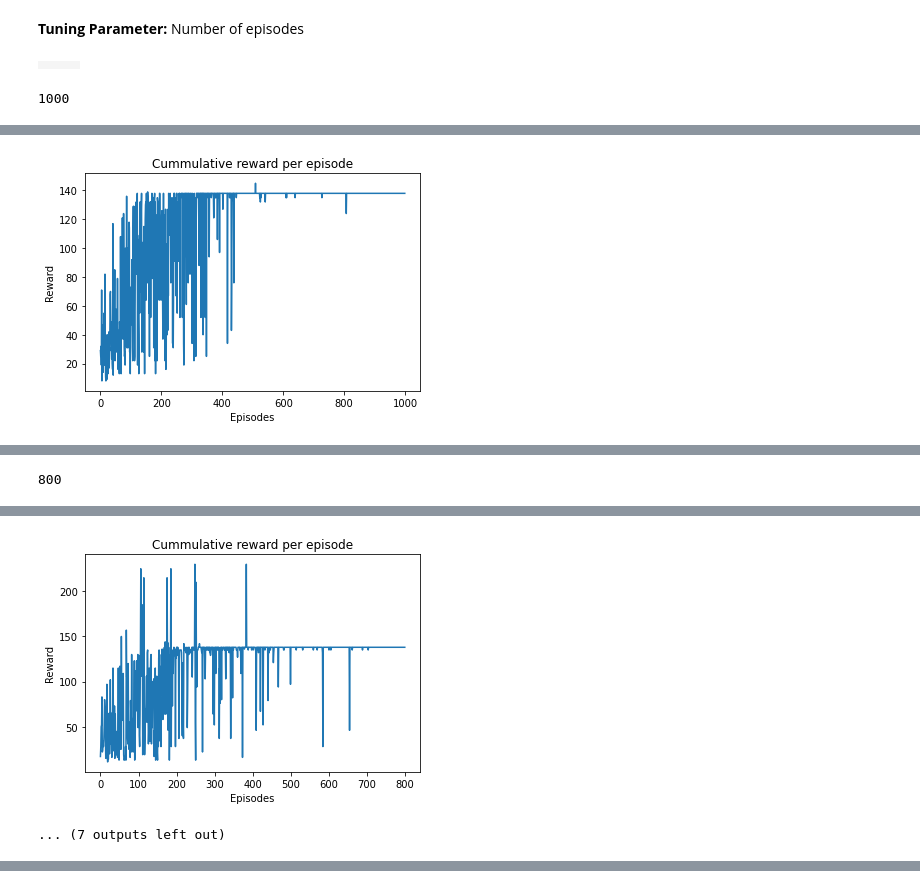
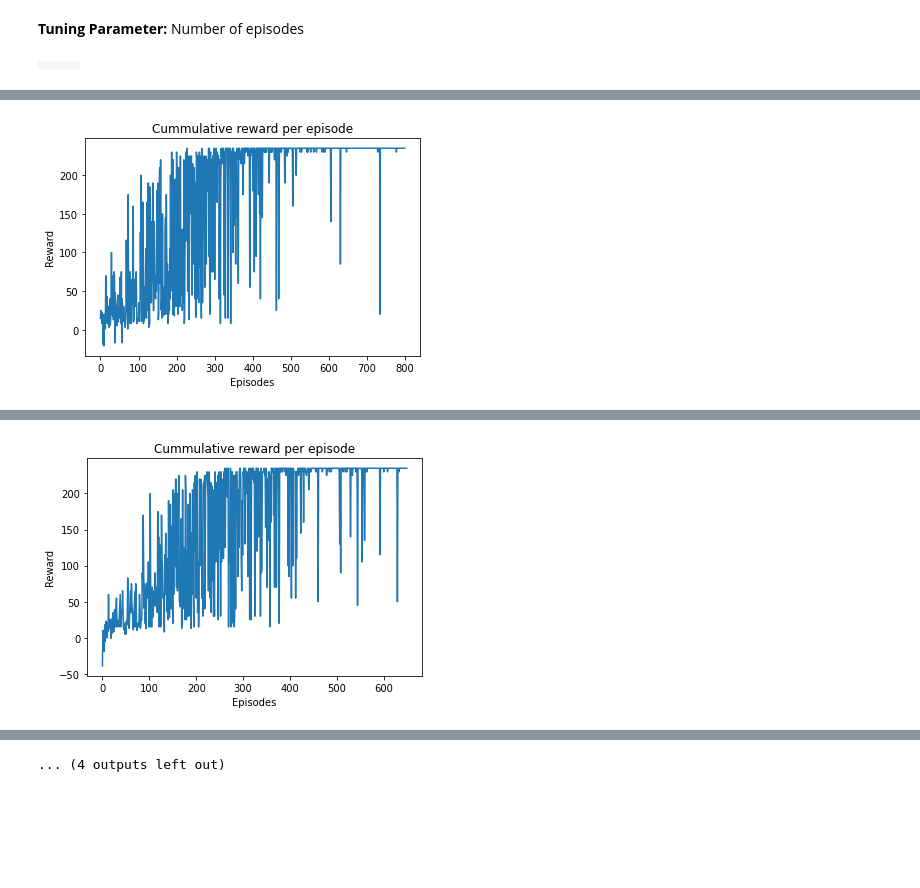
Before and after one commit to sivashanmugamo/Reinforcement-Learning, a Jupyter notebook: Assignment 1/main.ipynb, the cells around one changed output, grey strips where cells are left out. Drawn from its saved outputs; the diff is of its cells as text; code cells hidden in the pictures; blank space fills up the shorter version.

Commit message:
Assignment 1 complete!
Added images, updated main.ipynb, and completed report

```diff
--- a/Assignment 1/main.ipynb
+++ b/Assignment 1/main.ipynb
@@ -695,4 +694,6 @@ Q_agent= QLearningAgent(env= environment)
 # %%
+Q_agent= QLearningAgent(env= sto_environment)
+
 # Metrics to calculate
 reached= 0
 not_reached= 0
@@ -706,7 +707,7 @@ Q_sto_episode_reward= list()
 Q_sto_episode_timestep= list()
 
 for each_episode in range(episodes):
-  state= environment.reset()
+  state= sto_environment.reset()
   done= False
   reward_per_episode= 0
   timestep_per_episode= 0
@@ -714,7 +715,7 @@ for each_episode in range(episodes):
 
   while not done:
     action= Q_agent.step(state= state)
-    next_state, reward, done, info= environment.step(action= action)
+    next_state, reward, done, info= sto_environment.step(action= action)
     Q_agent.train(experience= (state, action, next_state, reward, done))
     state= next_state
 
@@ -729,11 +730,11 @@ for each_episode in range(episodes):
   Q_sto_episode_reward.append(reward_per_episode)
   Q_sto_reward_mean.append(reward_per_episode/episodes)
 
-  if done == True and environment.timestep < MAX_TIMESTEPS:
+  if done == True and sto_environment.timestep < MAX_TIMESTEPS:
     # Agent has reached the goal
     reached += 1
     Q_sto_reach_windowed.append(1)
-  elif done == True and environment.timestep == MAX_TIMESTEPS:
+  elif done == True and sto_environment.timestep == MAX_TIMESTEPS:
     # Agent ran out of time & has not reached the goal
     not_reached += 1
     Q_sto_reach_windowed.append(0)
@@ -757,4 +755,6 @@ SARSA_agent= SARSAAgent(env= environment)
 # %%
+SARSA_agent= SARSAAgent(env= det_environment)
+
 # Metrics to calculate
 reached= 0
 not_reached= 0
@@ -768,7 +768,7 @@ SARSA_det_episode_reward= list()
 SARSA_det_episode_timestep= list()
 
 for each_episode in range(episodes):
-  state= environment.reset()
+  state= det_environment.reset()
   done= False
   reward_per_episode= 0
   timestep_per_episode= 0
@@ -777,7 +777,7 @@ for each_episode in range(episodes):
   action= SARSA_agent.step(state= state)
   while not done:
     next_action= SARSA_agent.step(state= state)
-    next_state, reward, done, info= environment.step(action= action)
+    next_state, reward, done, info= det_environment.step(action= action)
     SARSA_agent.train(experience= (state, action, next_state, next_action, reward, done))
     state= next_state
     action= next_action
@@ -793,11 +793,11 @@ for each_episode in range(episodes):
   SARSA_det_episode_reward.append(reward_per_episode)
   SARSA_det_reward_mean.append(reward_per_episode/episodes)
 
-  if done == True and environment.timestep < MAX_TIMESTEPS:
+  if done == True and det_environment.timestep < MAX_TIMESTEPS:
     # Agent has reached the goal
     reached += 1
     SARSA_det_reach_windowed.append(1)
-  elif done == True and environment.timestep == MAX_TIMESTEPS:
+  elif done == True and det_environment.timestep == MAX_TIMESTEPS:
     # Agent ran out of time & has not reached the goal
     not_reached += 1
     SARSA_det_reach_windowed.append(0)
@@ -812,10 +812,9 @@ At the end of the run, the agent got is at state 15 & a total reward of 19611
 Q_agent.save_model(filename= MODEL_DIRECTORY+'/sarsa_agent_det_env_model.md5')
 # %% [markdown]
 *Running the SARSA random agent in the Stochastic Environment*
-# %%
-environment= StochasticEnvironment()
-SARSA_agent= SARSAAgent(env= environment)
 # %%
+SARSA_agent= SARSAAgent(env= environment)
+
 # Metrics to calculate
 reached= 0
 not_reached= 0
@@ -829,7 +828,7 @@ SARSA_sto_episode_reward= list()
 SARSA_sto_episode_timestep= list()
 
 for each_episode in range(episodes):
-  state= environment.reset()
+  state= sto_environment.reset()
   done= False
   reward_per_episode= 0
   timestep_per_episode= 0
@@ -838,7 +837,7 @@ for each_episode in range(episodes):
   action= SARSA_agent.step(state= state)
   while not done:
     next_action= SARSA_agent.step(state= state)
-    next_state, reward, done, info= environment.step(action= action)
+    next_state, reward, done, info= sto_environment.step(action= action)
     SARSA_agent.train(experience= (state, action, next_state, next_action, reward, done))
     state= next_state
     action= next_action
@@ -854,11 +853,11 @@ for each_episode in range(episodes):
   SARSA_sto_episode_reward.append(reward_per_episode)
   SARSA_sto_reward_mean.append(reward_per_episode/episodes)
 
-  if done == True and environment.timestep < MAX_TIMESTEPS:
+  if done == True and sto_environment.timestep < MAX_TIMESTEPS:
     # Agent has reached the goal
     reached += 1
     SARSA_sto_reach_windowed.append(1)
-  elif done == True and environment.timestep == MAX_TIMESTEPS:
+  elif done == True and sto_environment.timestep == MAX_TIMESTEPS:
     # Agent ran out of time & has not reached the goal
     not_reached += 1
     SARSA_sto_reach_windowed.append(0)
@@ -1192,49 +1188,43 @@ for each_epsilon in epsilons:
 # %% [markdown]
 **Tuning Parameter:** Number of episodes
 # %%
-environment= DeterministicEnvironment()
-
 index= 0
-episode_list= [1000, 800, 600]
+episode_list= [800, 650, 500]
 grid= widgets.Grid(1, len(episode_list))
-
 for each_eps in episode_list:
-  print(each_eps)
-  Q_agent= QLearningAgent(env= environment, epsilon= each_epsilon)
+  environment= DeterministicEnvironment()
+  Q_agent= QLearningAgent(env= environment)
 
   reward_list= list()
   for each_episode in range(each_eps):
     state= environment.reset()
     done= False
     reward_per_episode= 0
 
     while not done:
       action= Q_agent.step(state= state)
       next_state, reward, done, info= environment.step(action= action)
       Q_agent.train(experience= (state, action, next_state, reward, done))
       state= next_state
 
       reward_per_episode += reward
 
     reward_list.append(reward_per_episode)
 
   with grid.output_to(0, index):
     plt.title('Cummulative reward per episode')
     plt.plot(reward_list)
     plt.xlabel('Episodes')
     plt.ylabel('Reward')
   index += 1
 # %% [output]
 |  |  |  |
-1000
 [interactive output not drawn]
 [interactive output not drawn]
 [interactive output not drawn]
-[figure, old version]
+[figure, new version]
 [interactive output not drawn]
-800
 [interactive output not drawn]
 [interactive output not drawn]
 [interactive output not drawn]
-[figure, old version]
+[figure, new version]
-... (7 outputs left out)
@@ -1240,0 +1233 @@ for each_eps in episode_list:
+... (4 outputs left out)
```
Also changed, not shown: parts of 15 cells of this notebook, 12 other files.
